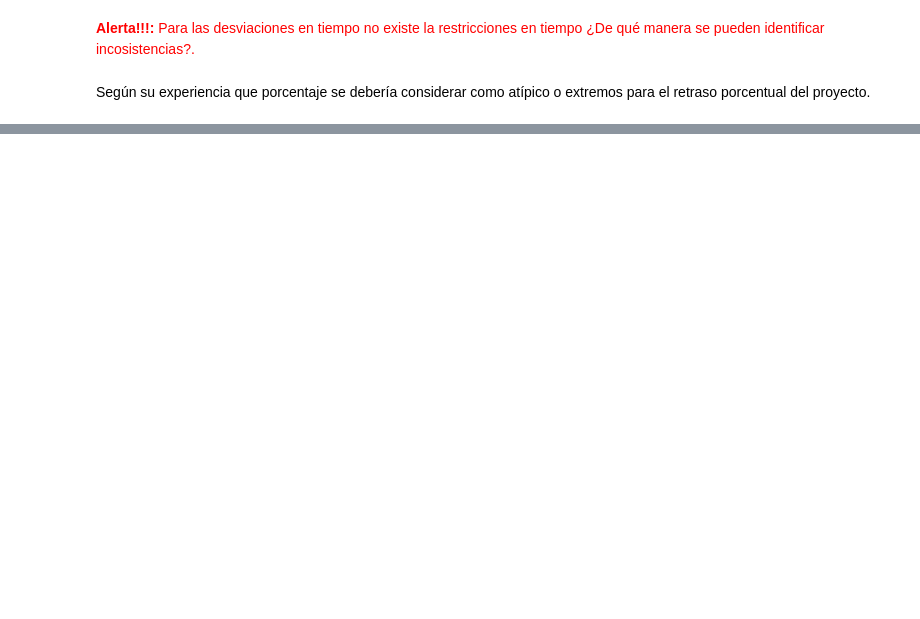
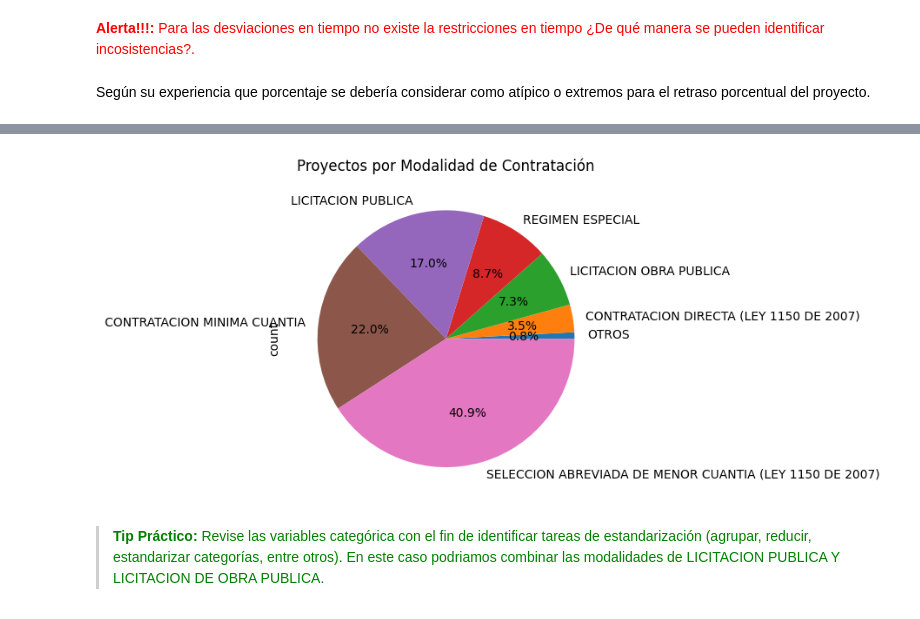
Before and after one commit to hfelizzola/Curso-Anal-tica-Datos-Corficolombiana, a Jupyter notebook: Exploracion_Preparacion_Datos_Curso_Corficolombiana.ipynb, the cells around one changed output, grey strips where cells are left out. Drawn from its saved outputs; the diff is of its cells as text; code cells hidden in the pictures; blank space fills up the shorter version.

```diff
--- a/Exploracion_Preparacion_Datos_Curso_Corficolombiana.ipynb
+++ b/Exploracion_Preparacion_Datos_Curso_Corficolombiana.ipynb
@@ -431,0 +460,9 @@ Según su experiencia que porcentaje se debería considerar como atípico o extr
+# %%
+# Gráfico de torta
+datos['modalidad_reducido'].value_counts(ascending=True).plot.pie(autopct='%1.1f%%')
+plt.title('Proyectos por Modalidad de Contratación')
+plt.show()
+# %% [output]
+[figure, added]
+# %% [markdown]
+> <font color="green">**Tip Práctico:** Revise las variables categórica con el fin de identificar tareas de estandarización (agrupar, reducir, estandarizar categorías, entre otros). En este caso podriamos combinar las modalidades de LICITACION PUBLICA Y LICITACION DE OBRA PUBLICA.</font>
```
Also changed, not shown: parts of 68 cells of this notebook.
